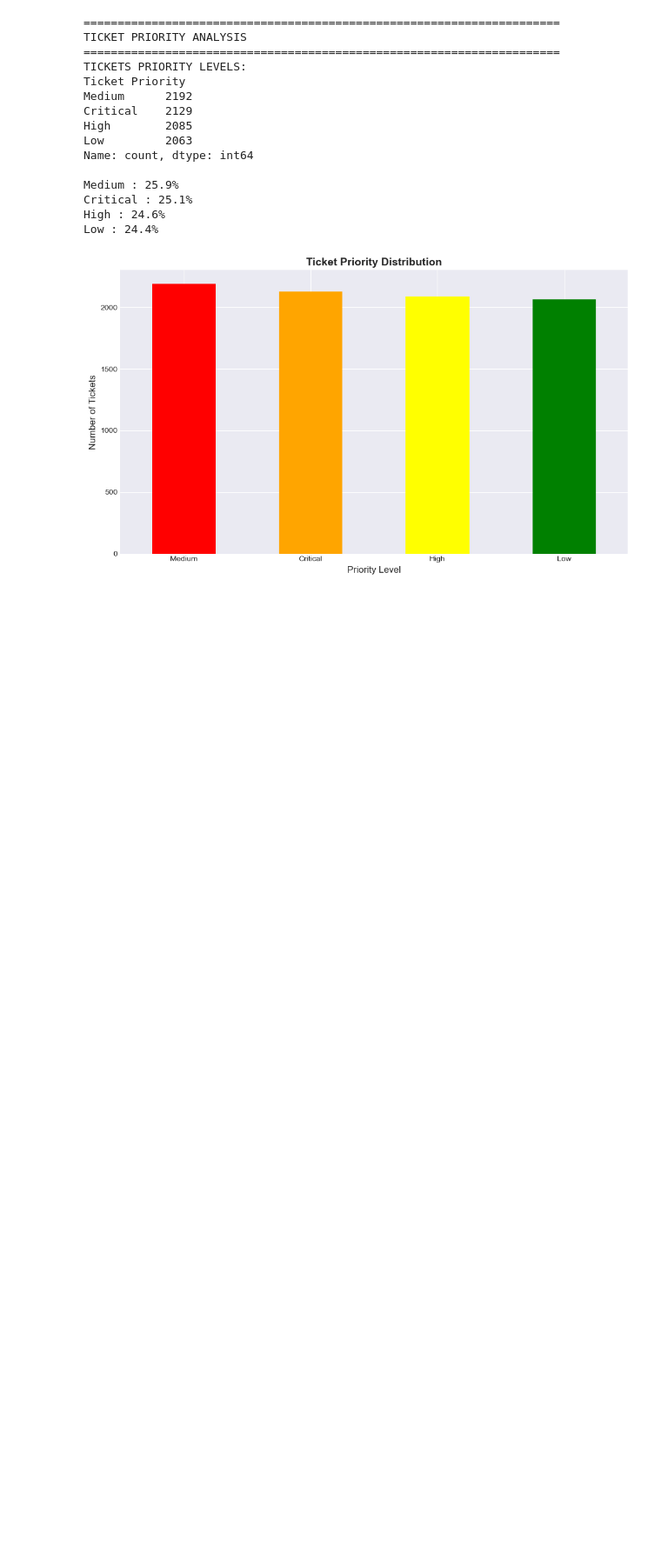
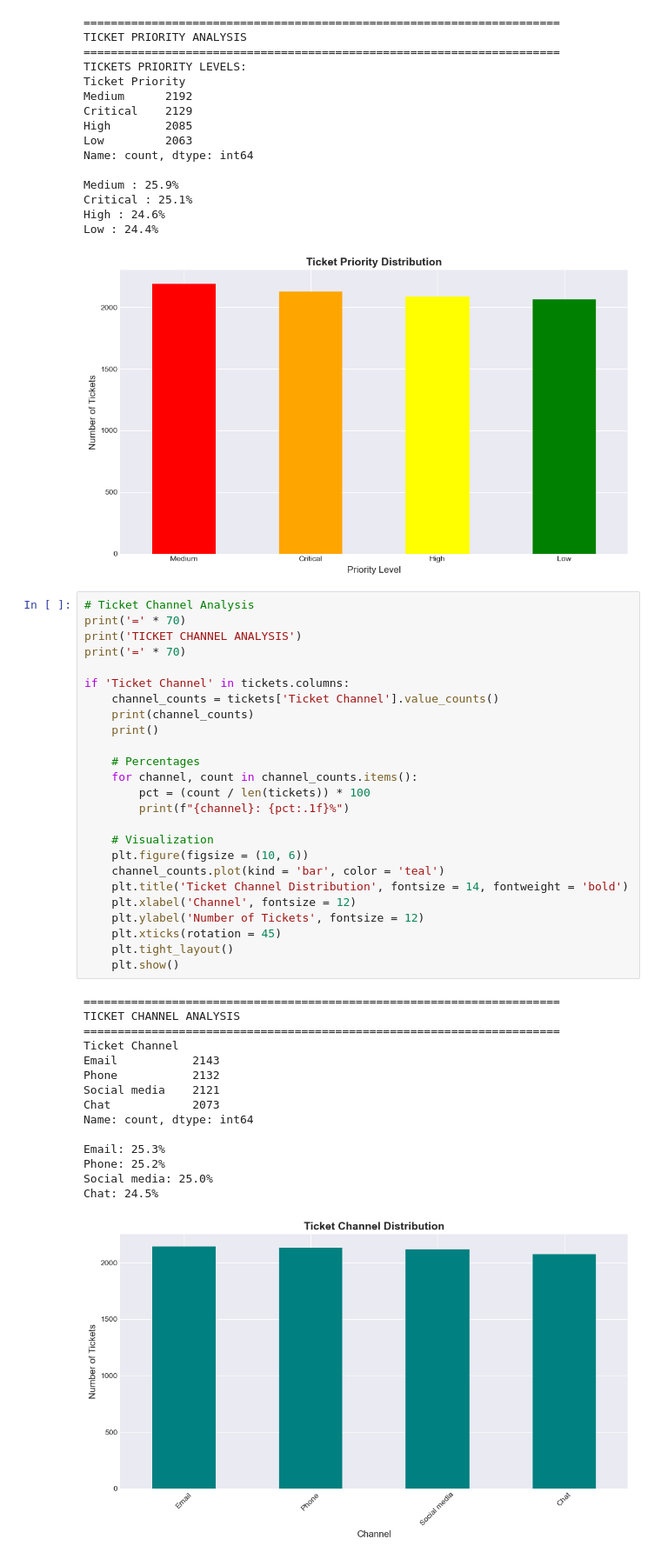
Before and after one commit to HoodaVishal/Intelligent-Customer-Support-System, a Jupyter notebook: notebooks/01_Data_Exploration.ipynb, the cells around one changed output. Shown at 87% size. Drawn from its saved outputs; the diff is of its cells as text; blank space fills up the shorter version.

Commit message:
Ticket Channel feature analyzed

```diff
--- a/notebooks/01_Data_Exploration.ipynb
+++ b/notebooks/01_Data_Exploration.ipynb
@@ -389,3 +389,44 @@ Critical : 25.1%
 High : 24.6%
 Low : 24.4%
 [figure]
+# %%
+# Ticket Channel Analysis
+print('=' * 70)
+print('TICKET CHANNEL ANALYSIS')
+print('=' * 70)
+
+if 'Ticket Channel' in tickets.columns:
+    channel_counts = tickets['Ticket Channel'].value_counts()
+    print(channel_counts)
+    print()
+
+    # Percentages
+    for channel, count in channel_counts.items():
+        pct = (count / len(tickets)) * 100
+        print(f"{channel}: {pct:.1f}%")
+
+    # Visualization
+    plt.figure(figsize = (10, 6))
+    channel_counts.plot(kind = 'bar', color = 'teal')
+    plt.title('Ticket Channel Distribution', fontsize = 14, fontweight = 'bold')
+    plt.xlabel('Channel', fontsize = 12)
+    plt.ylabel('Number of Tickets', fontsize = 12)
+    plt.xticks(rotation = 45)
+    plt.tight_layout()
+    plt.show()
+# %% [output]
+======================================================================
+TICKET CHANNEL ANALYSIS
+======================================================================
+Ticket Channel
+Email           2143
+Phone           2132
+Social media    2121
+Chat            2073
+Name: count, dtype: int64
+
+Email: 25.3%
+Phone: 25.2%
+Social media: 25.0%
+Chat: 24.5%
+[figure, added]
```
